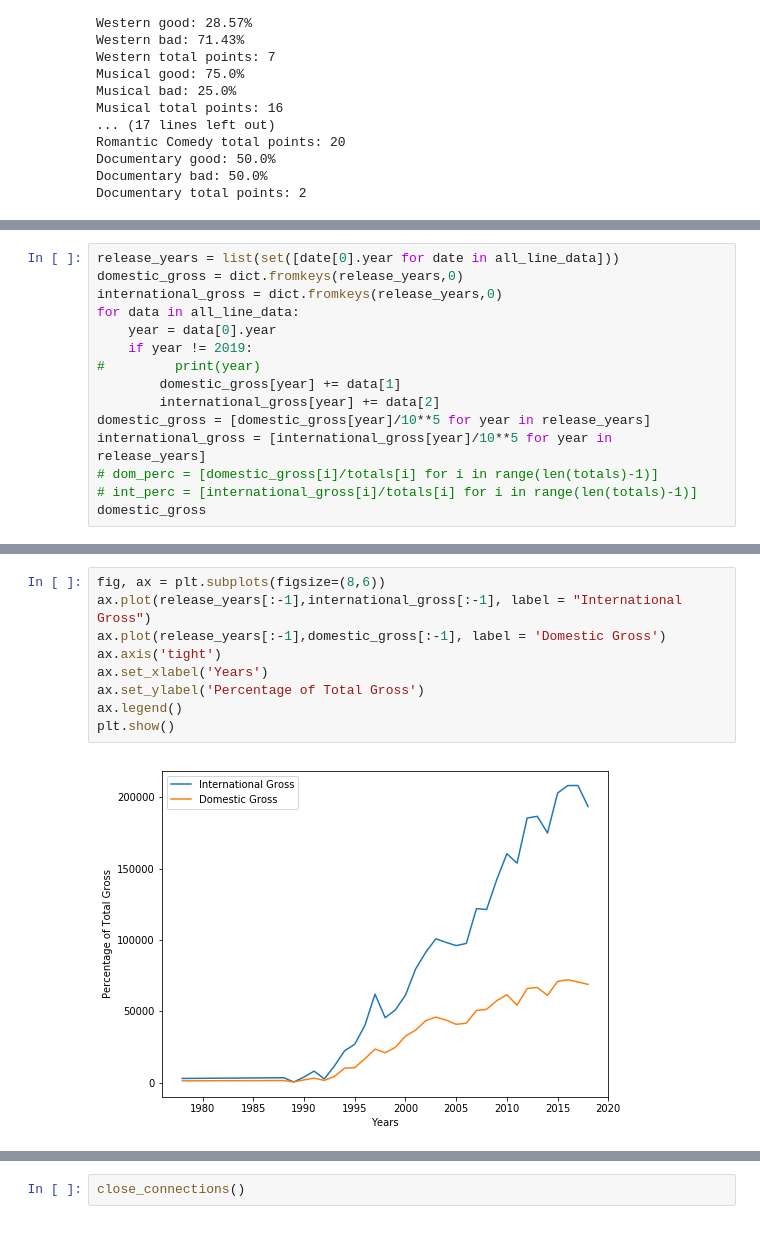
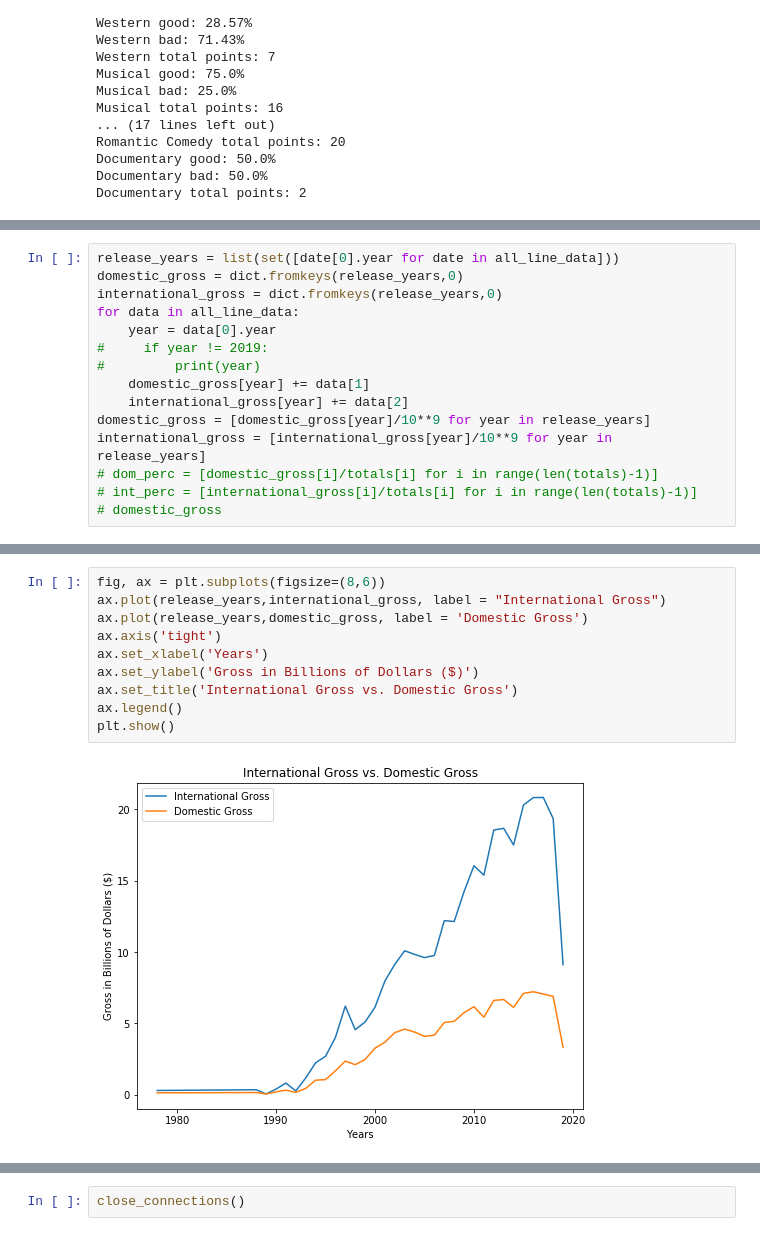
Before and after one commit to haahussain/ETL_and_Data_Analysis_Media_Industry, a Jupyter notebook: movie-graphs-charts.ipynb, the cells around one changed output, grey strips where cells are left out. Cells and saved outputs as stored; diff of their text form.

```diff
--- a/movie-graphs-charts.ipynb
+++ b/movie-graphs-charts.ipynb
@@ -159,12 +143,12 @@ domestic_gross = dict.fromkeys(release_years,0)
 international_gross = dict.fromkeys(release_years,0)
 for data in all_line_data:
     year = data[0].year
-    if year != 2019:
+#     if year != 2019:
 #         print(year)
-        domestic_gross[year] += data[1]
-        international_gross[year] += data[2]
-domestic_gross = [domestic_gross[year]/10**5 for year in release_years]
-international_gross = [international_gross[year]/10**5 for year in release_years]
+    domestic_gross[year] += data[1]
+    international_gross[year] += data[2]
+domestic_gross = [domestic_gross[year]/10**9 for year in release_years]
+international_gross = [international_gross[year]/10**9 for year in release_years]
 # dom_perc = [domestic_gross[i]/totals[i] for i in range(len(totals)-1)]
 # int_perc = [international_gross[i]/totals[i] for i in range(len(totals)-1)]
-domestic_gross
+# domestic_gross
@@ -189,11 +155,12 @@ domestic_gross
 # %%
 fig, ax = plt.subplots(figsize=(8,6))
-ax.plot(release_years[:-1],international_gross[:-1], label = "International Gross")
-ax.plot(release_years[:-1],domestic_gross[:-1], label = 'Domestic Gross')
+ax.plot(release_years,international_gross, label = "International Gross")
+ax.plot(release_years,domestic_gross, label = 'Domestic Gross')
 ax.axis('tight')
 ax.set_xlabel('Years')
-ax.set_ylabel('Percentage of Total Gross')
+ax.set_ylabel('Gross in Billions of Dollars ($)')
+ax.set_title('International Gross vs. Domestic Gross')
 ax.legend()
 plt.show()
 # %% [output]
-[figure, old version]
+[figure, new version]
```
Also changed, not shown: parts of 6 cells of this notebook.
